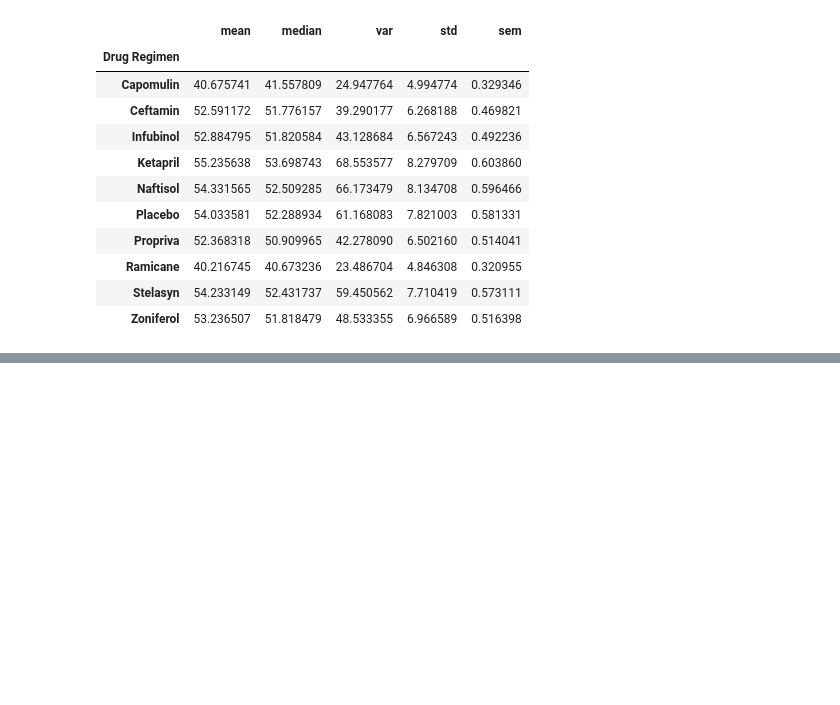
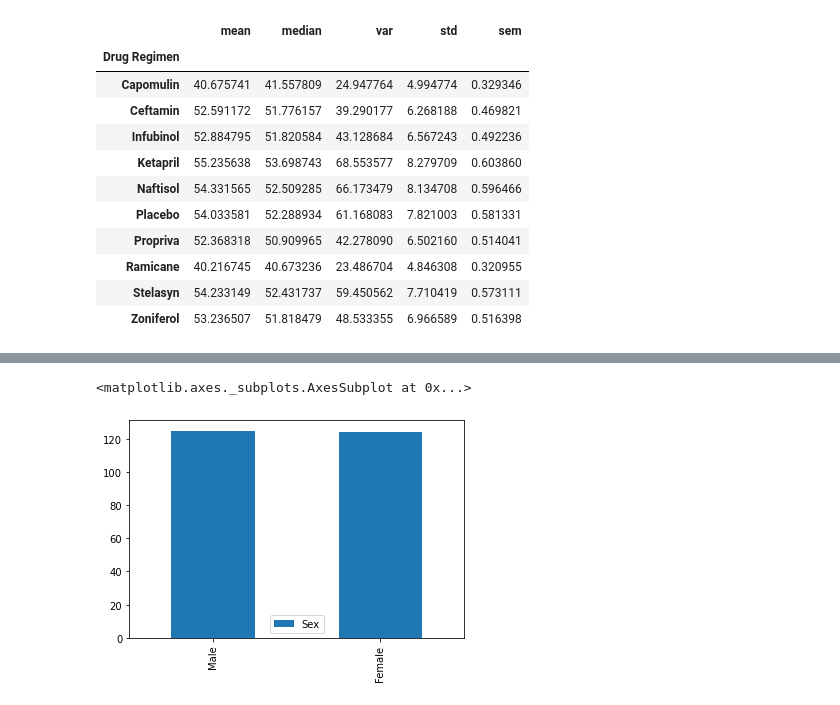
Before and after one commit to cmagnotta/matplotlib-challenge, a Jupyter notebook: matplotlib.ipynb, the cells around one changed output, grey strips where cells are left out. Cells and saved outputs as stored; diff of their text form; code cells hidden in the pictures; blank space fills up the shorter version.

```diff
--- a/matplotlib.ipynb
+++ b/matplotlib.ipynb
@@ -284,0 +366,6 @@ summary_stats_table_2
+# %%
+gender_countDF.plot.bar(y='Sex')
+#I felt like a bar chart might be a better representation.
+# %% [output]
+<matplotlib.axes._subplots.AxesSubplot at 0x...>
+[figure, added]
```
Also changed, not shown: parts of 16 cells of this notebook.
